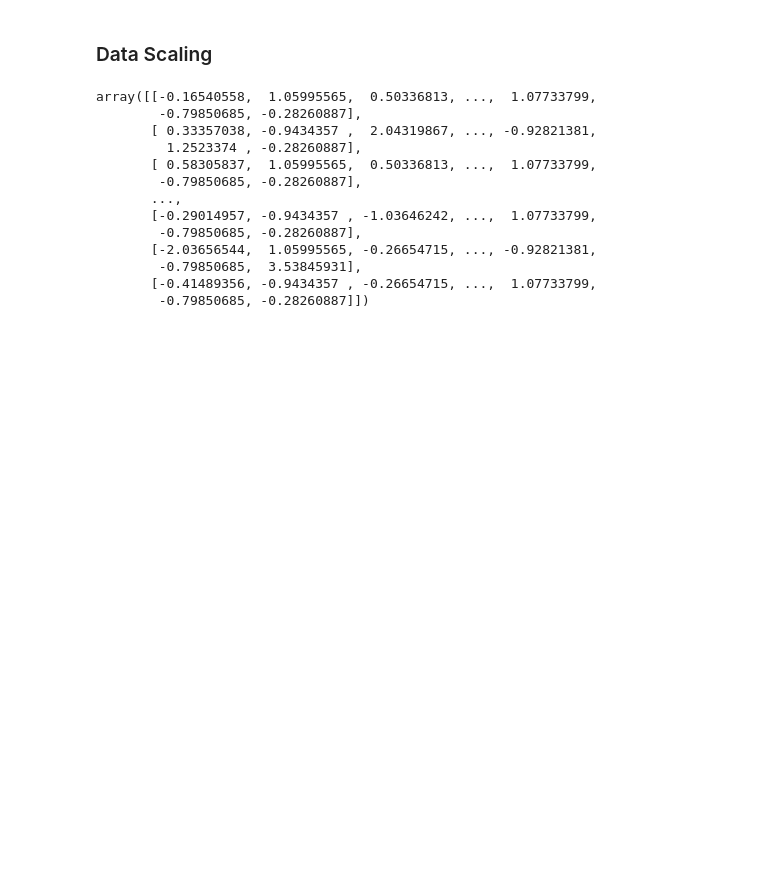
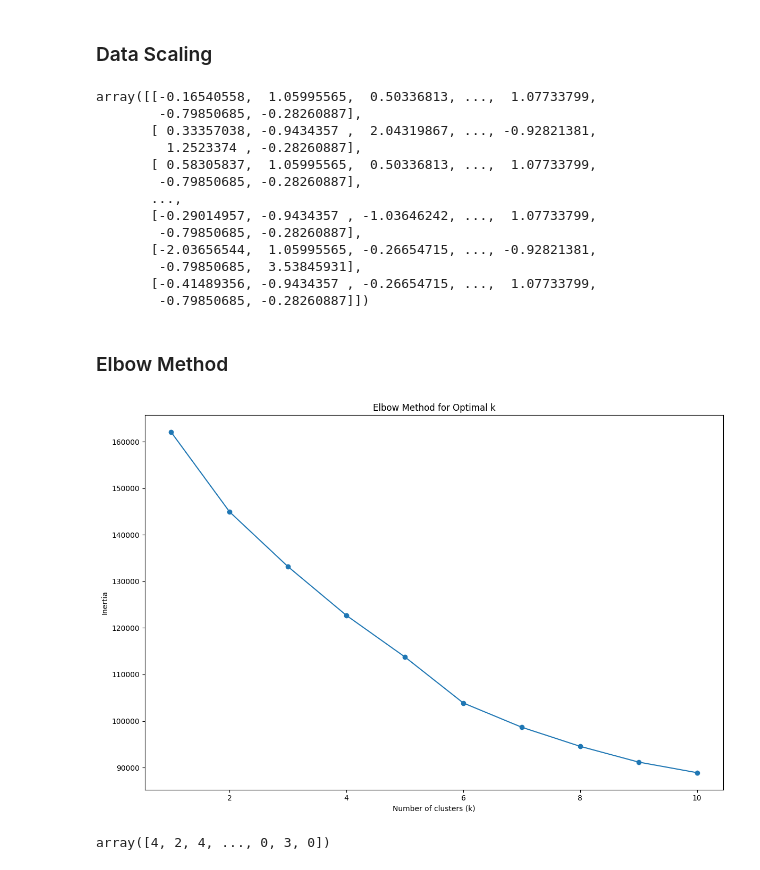
Before and after one commit to chemutai254/DATA, a Jupyter notebook: EDA/customer_segmentation.ipynb, the cells around one changed output. Drawn from its saved outputs; the diff is of its cells as text; code cells hidden in the pictures; blank space fills up the shorter version.

```diff
--- a/EDA/customer_segmentation.ipynb
+++ b/EDA/customer_segmentation.ipynb
@@ -185,3 +185,31 @@ array([[-0.16540558,  1.05995565,  0.50336813, ...,  1.07733799,
         -0.79850685,  3.53845931],
        [-0.41489356, -0.9434357 , -0.26654715, ...,  1.07733799,
         -0.79850685, -0.28260887]])
+# %% [markdown]
+### Elbow Method
+# %%
+X = pd.DataFrame(X_scaled)
+inertias = []
+
+for k in range(1, 11):
+    model = KMeans(n_clusters=k, random_state=42)
+    y = model.fit_predict(X)
+    inertias.append(model.inertia_)
+
+# Plotting the elbow curve
+fig, ax = plt.subplots(figsize=(12, 8))
+plt.plot(range(1, 11), inertias, marker='o')
+plt.title("Elbow Method for Optimal k")
+plt.xlabel("Number of clusters (k)")
+plt.ylabel("Inertia")
+plt.tight_layout()
+plt.show();
+# %% [output]
+[figure, added]
+# %%
+model = KMeans(n_clusters=6, random_state=42)
+y = model.fit_predict(X_scaled)
+
+y
+# %% [output]
+array([4, 2, 4, ..., 0, 3, 0])
```
Also changed, not shown: parts of 4 cells of this notebook.
